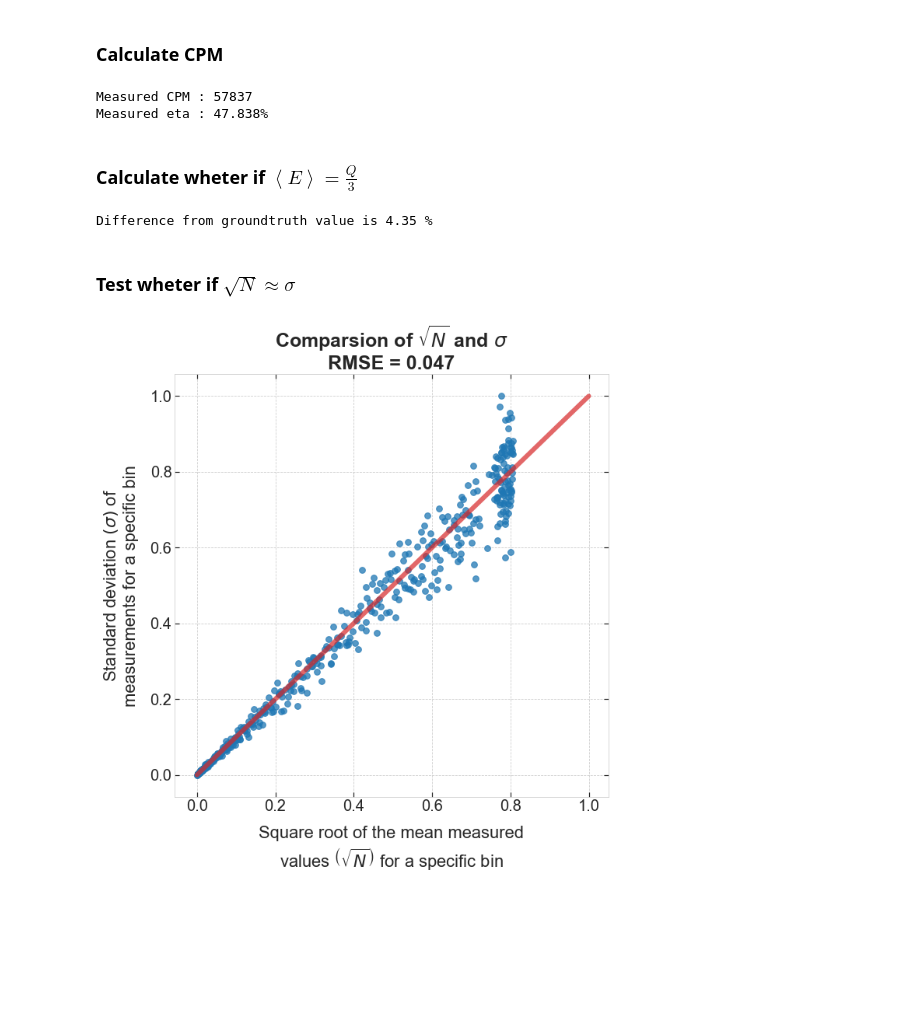
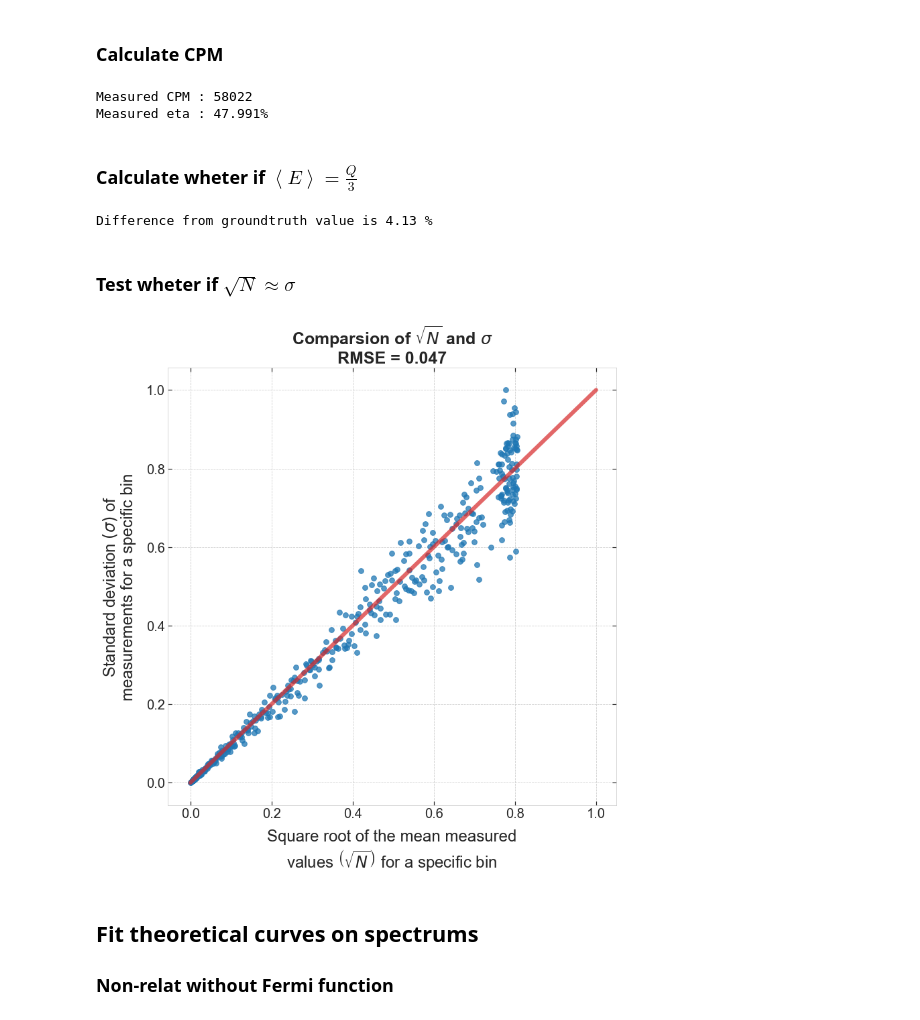
Before and after one commit to masterdesky/ELTE-applied-physics-2019, a Jupyter notebook: III. Liquid scintillation spectroscopy/notebooks/FSS.ipynb, the cells around one changed output. Saved outputs shown, nothing was run; the diff lists cells and outputs as text; code cells hidden in the pictures; blank space fills up the shorter version.

```diff
--- a/III. Liquid scintillation spectroscopy/notebooks/FSS.ipynb
+++ b/III. Liquid scintillation spectroscopy/notebooks/FSS.ipynb
@@ -60,7 +60,7 @@ sns.set_style({'axes.axisbelow': True,
                'ytick.left': True,
                'ytick.right': True})
 # %%
-PC = False
+PC = True
 if PC:
     FSS_dir = 'D://GitHub/ELTE_Applied_Physics_2019/III. Liquid Scintillation Spectroscopy/'
     FSS_data = FSS_dir + 'data/'
@@ -111,9 +116,9 @@ def read_data_files(file):
 
     return df
 # %%
-data_1 = read_data_files(file=(FSS_data + os.listdir(FSS_data)[0]))
-data_2 = read_data_files(file=(FSS_data + os.listdir(FSS_data)[1]))
-data_3 = read_data_files(file=(FSS_data + os.listdir(FSS_data)[2]))
+data_1 = read_data_files(file=(FSS_data + os.listdir(FSS_data)[1]))
+data_2 = read_data_files(file=(FSS_data + os.listdir(FSS_data)[2]))
+data_3 = read_data_files(file=(FSS_data + os.listdir(FSS_data)[3]))
 data = data_1.append(data_2, ignore_index=True).append(data_3, ignore_index=True)
 data = data.T
 # %%
@@ -246,8 +287,8 @@ eta = CPM / DPM
 print(b1 + 'Measured CPM : ' + b0 + '{0:.0f}'.format(CPM))
 print(b1 + 'Measured eta : ' + b0 + '{0:.3f}%'.format(eta*100))
 # %% [output]
-Measured CPM : 57837
-Measured eta : 47.838%
+Measured CPM : 58022
+Measured eta : 47.991%
 # %% [markdown]
 ### Calculate wheter if $\left< E \right> = \frac{Q}{3}$
 # %%
@@ -257,38 +298,45 @@ diff = np.abs(E_pred - E_grtr)
 
 print(b1 + 'Difference from groundtruth value is ' + b0 + '{0:.2f} %'.format(diff/E_grtr * 100))
 # %% [output]
-Difference from groundtruth value is 4.35 %
+Difference from groundtruth value is 4.13 %
 # %% [markdown]
 ### Test wheter if $\sqrt{N} \approx \sigma$
 # %%
 nrows = 1
 ncols = 1
-fig, axes = plt.subplots(nrows=nrows, ncols=ncols, figsize=(ncols*10,nrows*10))
+fig, axes = plt.subplots(nrows=nrows, ncols=ncols, figsize=(ncols*12,nrows*12))
 
 titlesize = 25
-axislabelsize = 22
+axislabelsize = 24
 axisticksize = 20
 labelpad = 15
 
 std_1 = np.sqrt(data['mean'].values)
 std_2 = data['std'].values
 
 norm = np.max([std_1, std_2])
 
 axes.scatter(std_1/norm, std_2/norm,
              color='tab:blue', s=60, alpha=0.75)
 axes.plot([0,1],[0,1], color='tab:red', lw=6, alpha=0.7)
 
 rmse = np.sqrt(mean_squared_error(std_1/norm, std_2/norm))
 
 axes.set_title('Comparsion of $\sqrt{N}$ and $\sigma$\n' + 'RMSE = {0:.3f}'.format(rmse),
                fontsize=titlesize, fontweight='bold')
 axes.set_xlabel('Square root of the mean measured\nvalues $\\left( \\sqrt{N} \\right)$ for a specific bin',
                 fontsize=axislabelsize, labelpad=labelpad)
 axes.set_ylabel('Standard deviation $\\left( \\sigma \\right)$ of\nmeasurements for a specific bin',
                 fontsize=axislabelsize, labelpad=labelpad)
 axes.tick_params(axis='both', which='major', labelsize=axisticksize)
 
+plt.savefig(figsave_dir + 'error_compare.' + figsave_format,
+            format=figsave_format,
+            dpi=figsave_dpi,
+            bbox_inches='tight')
 plt.show()
 # %% [output]
-[figure, old version]
+[figure, new version]
+# %% [markdown]
+## Fit theoretical curves on spectrums
+### Non-relat without Fermi function
```
Also changed, not shown: parts of 15 cells of this notebook, 22 other files.
